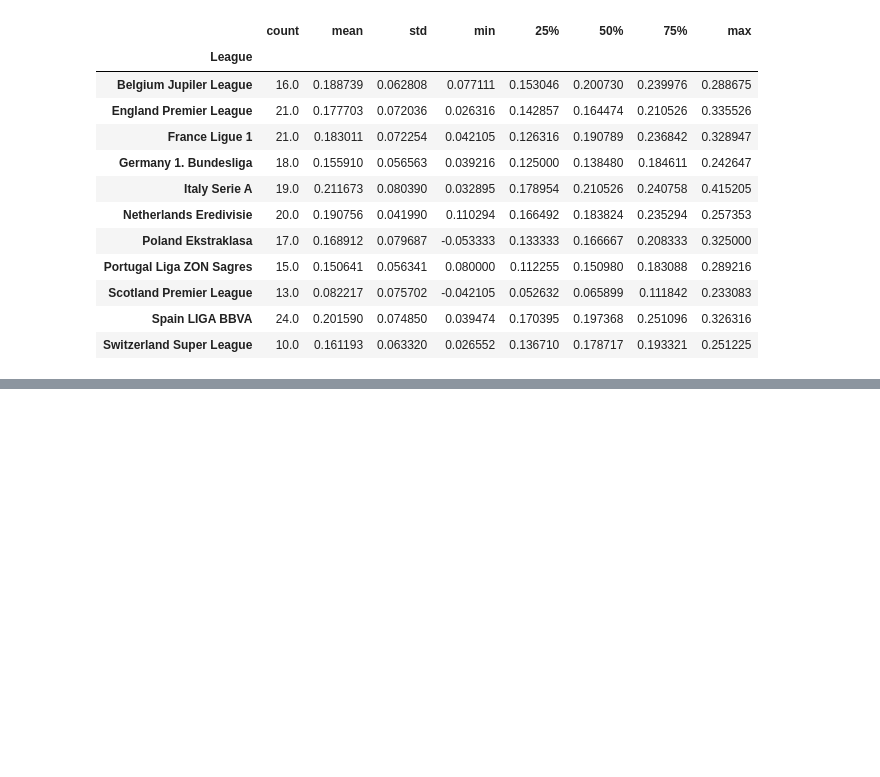
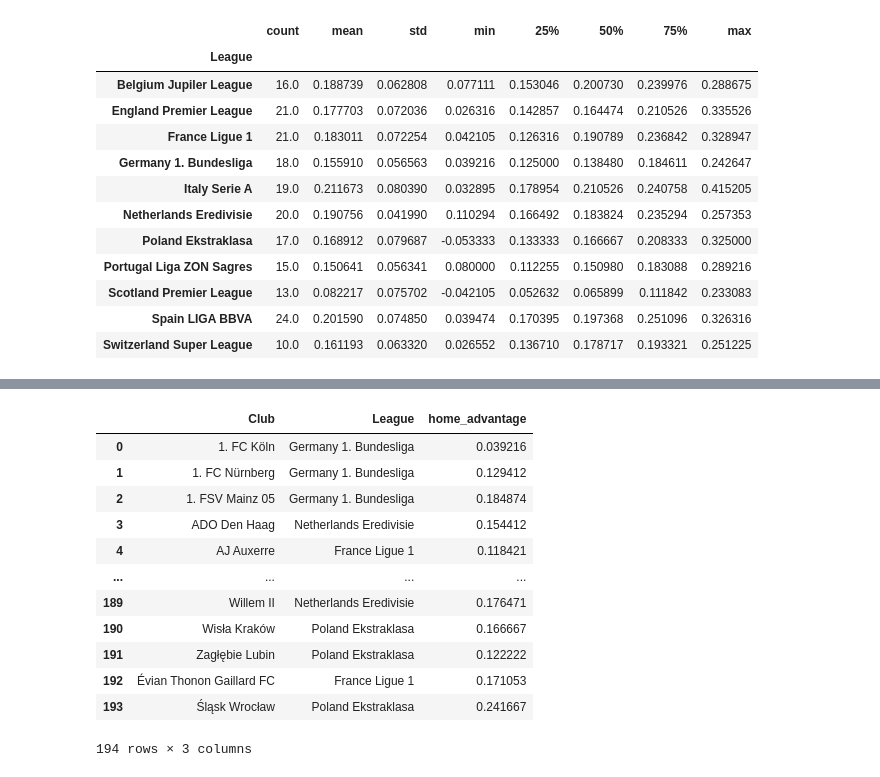
Before and after one commit to pigeononcrack/football-data-analysis, a Jupyter notebook: home_advantage_analysis_draft.ipynb, the cells around one changed output, grey strips where cells are left out. Cells and saved outputs as stored; diff of their text form; code cells hidden in the pictures; blank space fills up the shorter version.

```diff
--- a/home_advantage_analysis_draft.ipynb
+++ b/home_advantage_analysis_draft.ipynb
@@ -378,0 +410,16 @@ league_home_advantage.groupby("League")["home_advantage"].describe()
+# %%
+league_home_advantage
+# %% [output]
+|  | Club | League | home_advantage |
+| 0 | 1. FC Köln | Germany 1. Bundesliga | 0.039216 |
+| 1 | 1. FC Nürnberg | Germany 1. Bundesliga | 0.129412 |
+| 2 | 1. FSV Mainz 05 | Germany 1. Bundesliga | 0.184874 |
+| 3 | ADO Den Haag | Netherlands Eredivisie | 0.154412 |
+| 4 | AJ Auxerre | France Ligue 1 | 0.118421 |
+| ... | ... | ... | ... |
+| 189 | Willem II | Netherlands Eredivisie | 0.176471 |
+| 190 | Wisła Kraków | Poland Ekstraklasa | 0.166667 |
+| 191 | Zagłębie Lubin | Poland Ekstraklasa | 0.122222 |
+| 192 | Évian Thonon Gaillard FC | France Ligue 1 | 0.171053 |
+| 193 | Śląsk Wrocław | Poland Ekstraklasa | 0.241667 |
+194 rows × 3 columns
```
Also changed, not shown: parts of 15 cells of this notebook.
